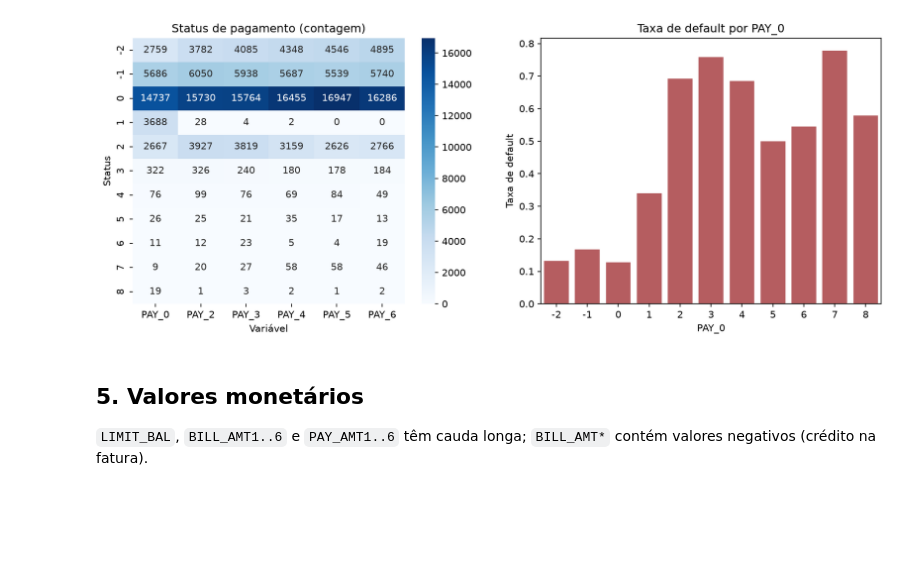
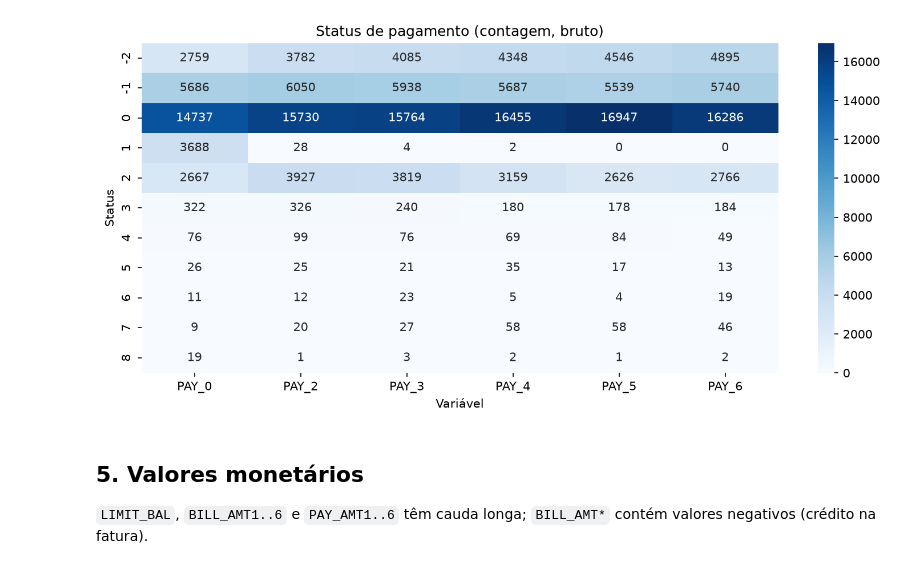
Before and after one commit to fabiopolli/pos-ml-eng-tech-challenge-fase-04, a Jupyter notebook: notebooks/01_eda.ipynb, the cells around one changed output. Cells and saved outputs as stored; diff of their text form; code cells hidden in the pictures; blank space fills up the shorter version.

```diff
--- a/notebooks/01_eda.ipynb
+++ b/notebooks/01_eda.ipynb
@@ -137,10 +161,11 @@ A documentação prevê -1 (pago em dia) e 1 a 9 (meses de atraso), mas os dados
 # %%
-show("04_pay_status.png")
+show("06_payment_status_counts.png")
 # %% [output]
-[figure, old version]
+[figure, new version]
 # %% [markdown]
 ## 5. Valores monetários
 
-`LIMIT_BAL`, `BILL_AMT1..6` e `PAY_AMT1..6` têm cauda longa; `BILL_AMT*` contém valores negativos (crédito na fatura).
+`LIMIT_BAL`, `BILL_AMT1..6` e `PAY_AMT1..6` têm cauda longa; `BILL_AMT*` contém valores
+negativos (crédito na fatura).
 # %%
 print("BILL_AMT negativos:", summary["negative_bill_amt_values"])
```
Also changed, not shown: parts of 14 cells of this notebook, 17 other files.
